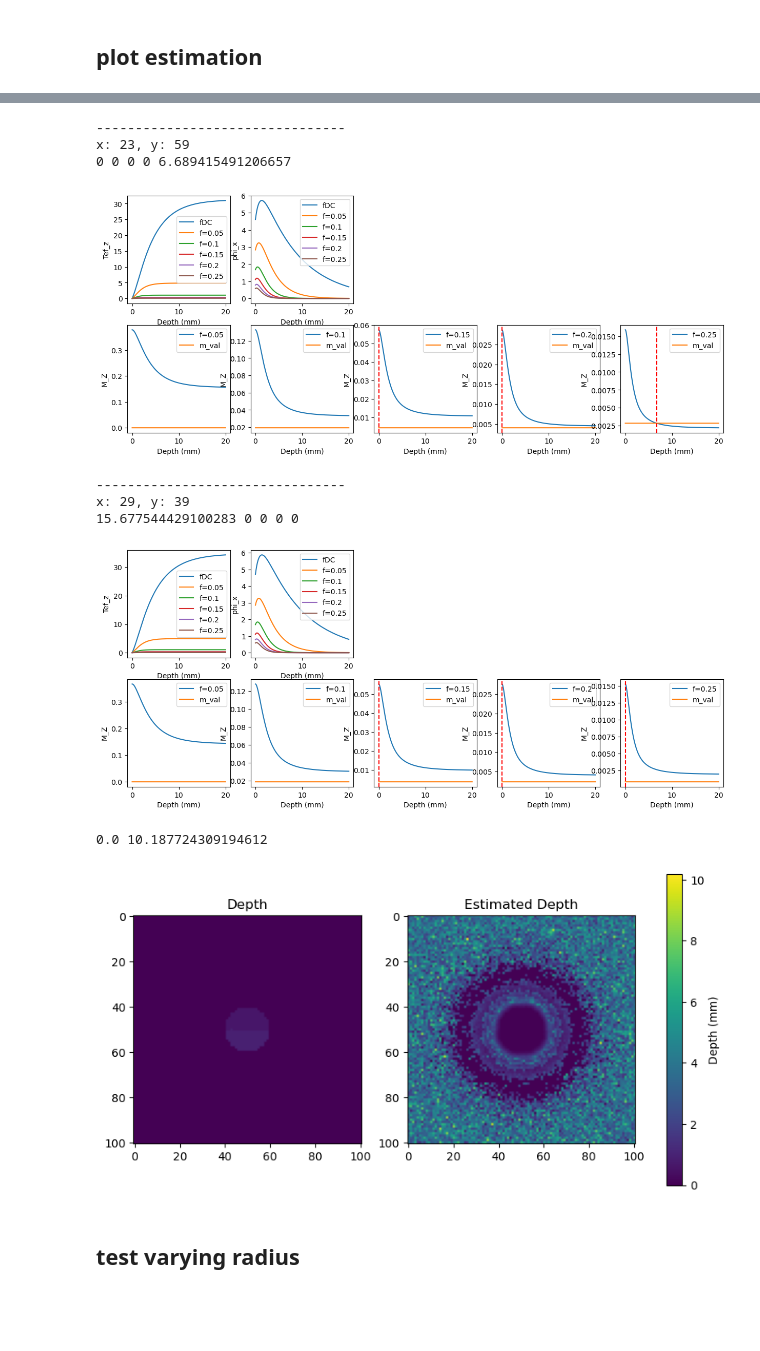
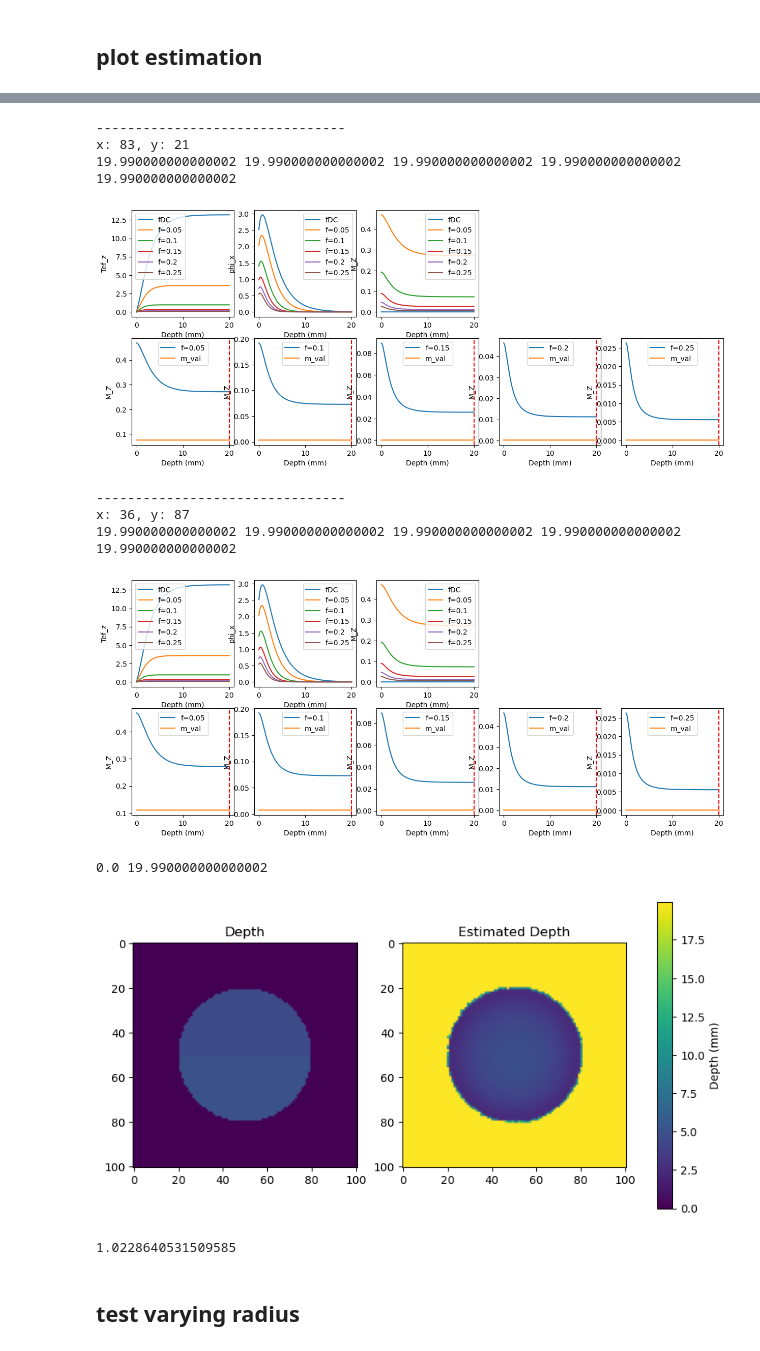
Before and after one commit to VictorH2208/gtx, a Jupyter notebook: numerical/analytical.ipynb, the cells around one changed output, grey strips where cells are left out. Saved outputs shown, nothing was run; the diff lists cells and outputs as text; code cells hidden in the pictures; blank space fills up the shorter version.

```diff
--- a/numerical/analytical.ipynb
+++ b/numerical/analytical.ipynb
@@ -451,12 +452,16 @@ def interpolate_z_at_mval(m_val, z_vals, M_curve):
     z_vals: shape (Nz,), e.g. np.linspace(0, 10, 100)
     M_curve: shape (Nz,), values of M_Z[i,j,:,fAC]
     """
+
+    # If m_val is out of the range of M_curve
+    if m_val < np.min(M_curve):
+        return z_vals[-1]
+    elif m_val > np.max(M_curve):
+        return z_vals[0]
+
     # Find where M_curve crosses m_val
     diff = M_curve - m_val
     sign_change = np.where(np.diff(np.sign(diff)) != 0)[0]
-
-    if len(sign_change) == 0:
-        return max(z_vals)  # No crossing found
 
     idx = sign_change[0]  # take first crossing
     x0, x1 = z_vals[idx], z_vals[idx+1]
@@ -904,7 +934,7 @@ def plot_fluorescence_depth_vs_others(F, fx, mua_x, mus_x, mua_m, mus_m, nrel, n
 
     return z_est, qF_est
 # %%
-filepath = "data/cylinder/h1_r5_d0.mat"
+filepath = "data/cylinder/h5_r15_d0.mat"
 data = load_cylinder_data(filepath)
 sample_data = {
     'fluorescence': data['F'],
@@ -917,11 +947,17 @@ sample_data = {
 F = sample_data.get('fluorescence')
 op = sample_data.get('optical_props')
 
-mua_x = op[..., 0]
-mus_x = op[..., 1]
+H, W, _ = op.shape
+mus_x = np.ones((H, W))
+mua_x = np.ones((H, W)) * opt_prop_hb(630, 1.5, 0.95) + np.ones((H, W)) * 0.033
+
+# mua_x = op[..., 0]
+# mus_x = op[..., 1]
 # mua_m, mus_m = extrapolate_opt_prop(mua_x, mus_x, 630, 700, absorber='IndiaInk', scatterer='Intralipid')
-mua_m = mua_x
+mua_m = np.ones((H, W)) * opt_prop_hb(700, 1.5, 0.95)
 mus_m = mus_x
+
+print(np.max(mua_x), np.max(mua_m))
 
 fx = [0, 0.05, 0.1, 0.15, 0.2, 0.25]
 fx = np.array(fx)
@@ -933,6 +969,10 @@ numericalVars = {
     'layerFl': 'top',
     'depth_offset': 0,
 }
-z_est, q_est = plot_fluorescence_depth_vs_others(F, fx, mua_x, mus_x, mua_m, mus_m, 1.4, numericalVars)
+z_est, q_est = plot_fluorescence_depth_vs_others(F, fx, mua_x, mus_x, mua_m, mus_m, 1.33, numericalVars)
 plot_depth(sample_data, z_est, type='depth')
+
+error = np.abs(z_est[35:75, 35:75] - sample_data['depth'][35:75, 35:75])
+avg_error = np.mean(error)
+print(avg_error)
 # %% [output]
@@ -951,13 +992,14 @@ x: 23, y: 79
 --------------------------------
-x: 23, y: 59
-0 0 0 0 6.689415491206657
+x: 83, y: 21
+19.990000000000002 19.990000000000002 19.990000000000002 19.990000000000002 19.990000000000002
-[figure, old version]
+[figure, new version]
 --------------------------------
-x: 29, y: 39
-15.677544429100283 0 0 0 0
+x: 36, y: 87
+19.990000000000002 19.990000000000002 19.990000000000002 19.990000000000002 19.990000000000002
-[figure, old version]
+[figure, new version]
-0.0 10.187724309194612
+0.0 19.990000000000002
-[figure, old version]
+[figure, new version]
+1.0228640531509585
 # %% [markdown]
 ## test varying radius
 # %%
```
Also changed, not shown: parts of 5 cells of this notebook, 1 other file.
